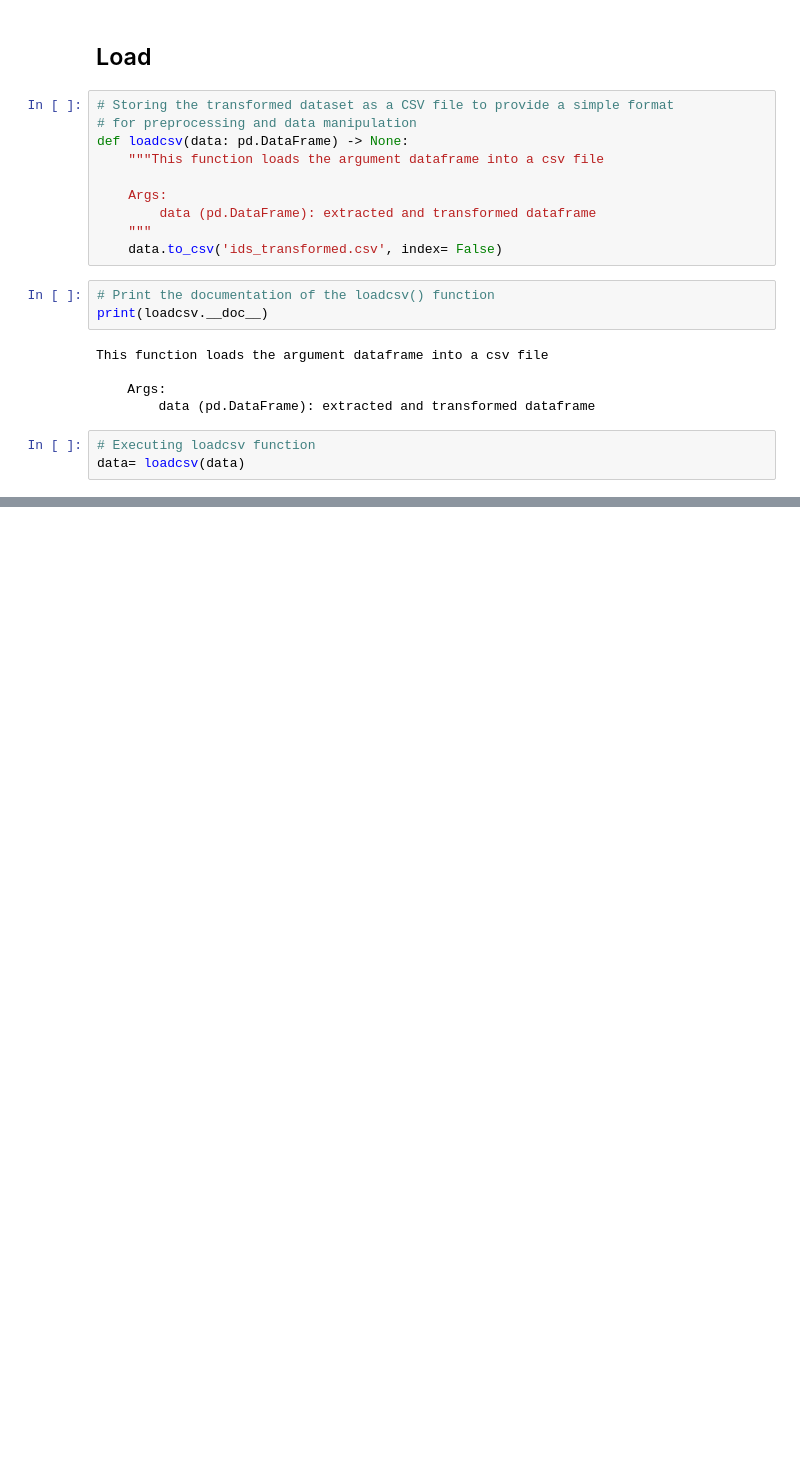
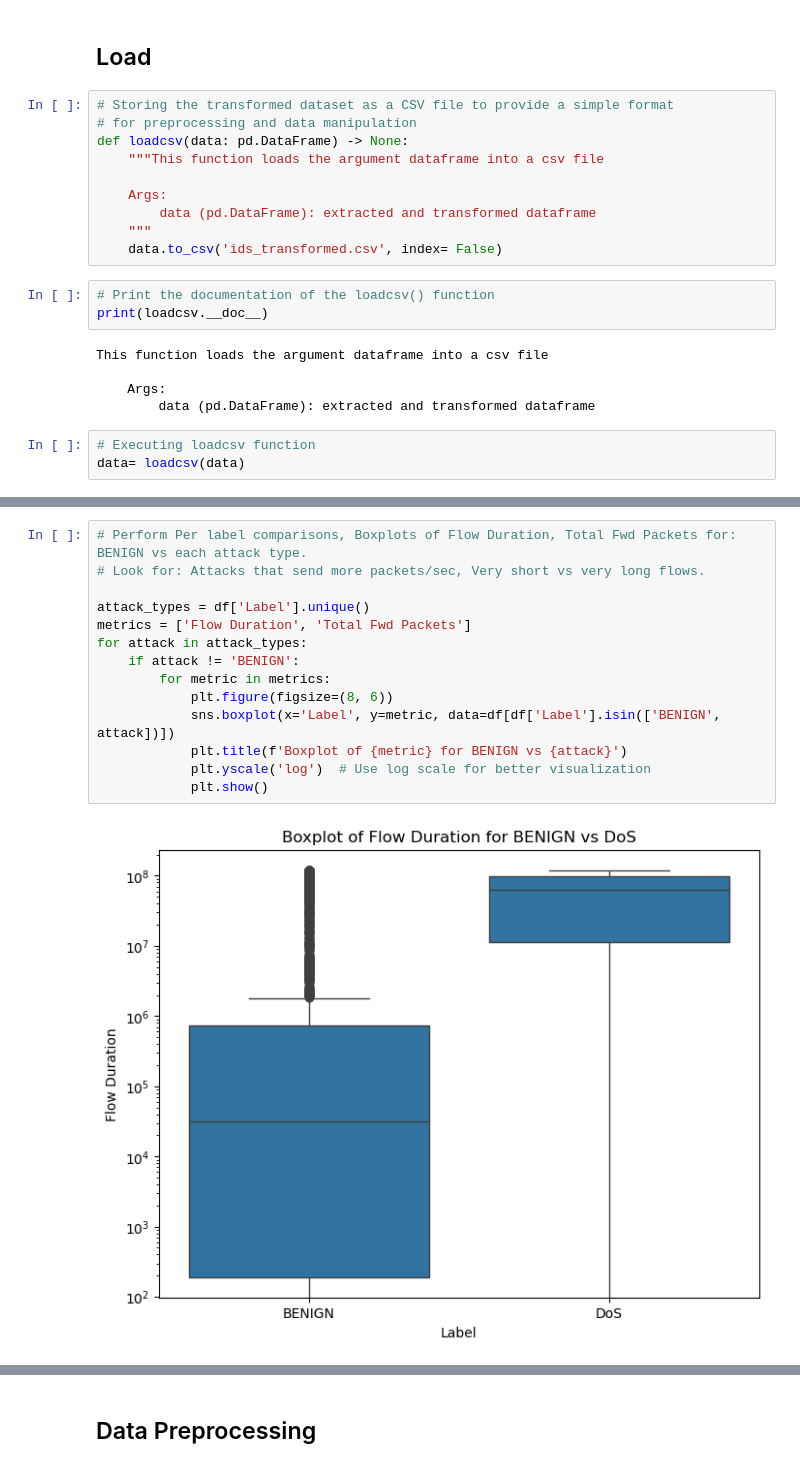
Before and after one commit to camzil/ML, a Jupyter notebook: Machine Learning Project/IDS ML Model.ipynb, the cells around one changed output, grey strips where cells are left out. Saved outputs shown, nothing was run; the diff lists cells and outputs as text; blank space fills up the shorter version.

```diff
--- a/Machine Learning Project/IDS ML Model.ipynb
+++ b/Machine Learning Project/IDS ML Model.ipynb
@@ -285,0 +373,16 @@ data= loadcsv(data)
+# %%
+# Perform Per label comparisons, Boxplots of Flow Duration, Total Fwd Packets for: BENIGN vs each attack type.
+# Look for: Attacks that send more packets/sec, Very short vs very long flows.
+
+attack_types = df['Label'].unique()
+metrics = ['Flow Duration', 'Total Fwd Packets']
+for attack in attack_types:
+    if attack != 'BENIGN':
+        for metric in metrics:
+            plt.figure(figsize=(8, 6))
+            sns.boxplot(x='Label', y=metric, data=df[df['Label'].isin(['BENIGN', attack])])
+            plt.title(f'Boxplot of {metric} for BENIGN vs {attack}')
+            plt.yscale('log')  # Use log scale for better visualization
+            plt.show()
+# %% [output]
+[figure, added]
@@ -285,0 +390,2 @@ data= loadcsv(data)
+# %% [markdown]
+## Data Preprocessing
```
Also changed, not shown: parts of 13 cells of this notebook.
